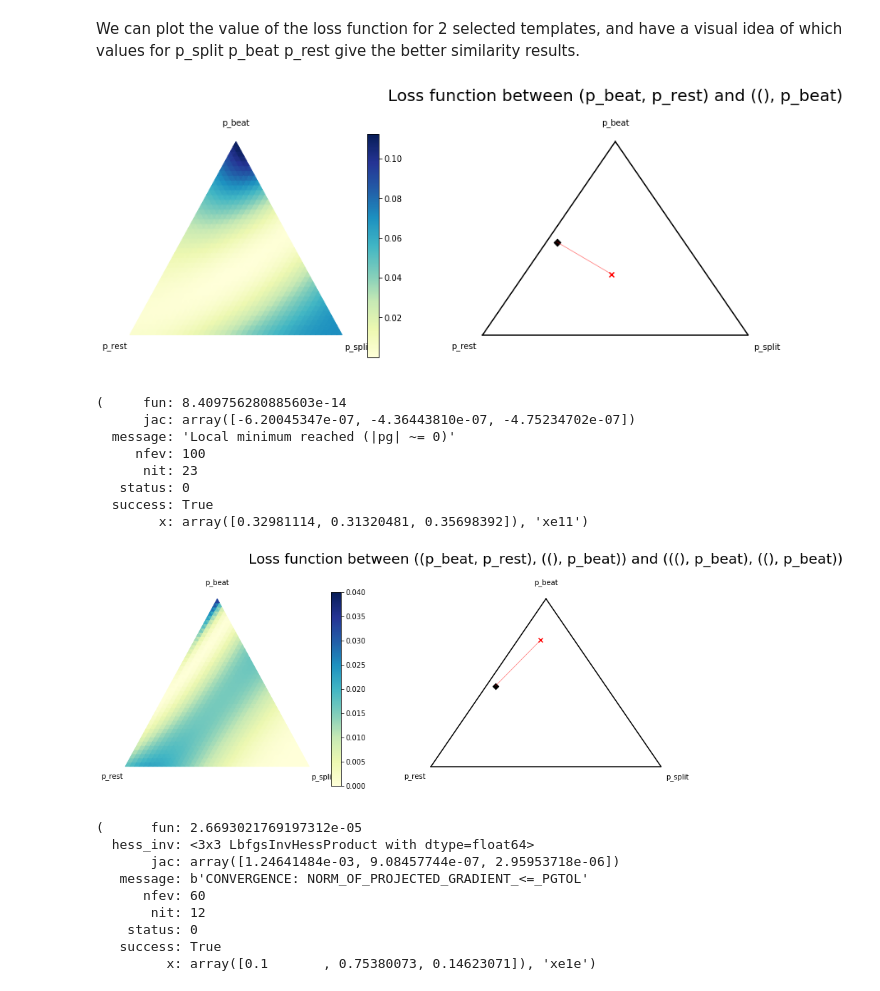
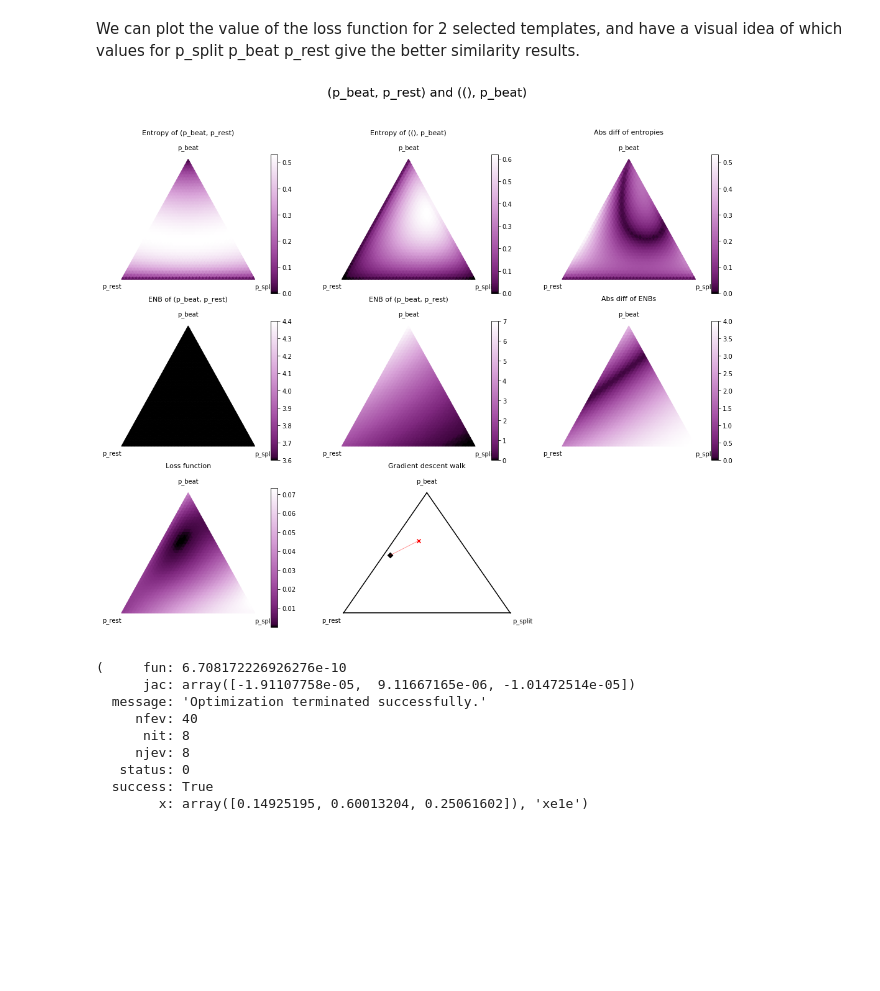
Before and after one commit to lucieperrotta/DCML, a Jupyter notebook: Pipeline.ipynb, the cells around one changed output. Saved outputs shown, nothing was run; the diff lists cells and outputs as text; code cells hidden in the pictures; blank space fills up the shorter version.

```diff
--- a/Pipeline.ipynb
+++ b/Pipeline.ipynb
@@ -31,8 +30,40 @@ os.environ["PATH"] += os.pathsep + 'C:/Program Files (x86)/Graphviz2.38/bin/'
+# %%
+# Colormap global
+from matplotlib.colors import LinearSegmentedColormap
+
+cdict1 = {
+    'red':    ((0.0,  0.0, 0.0),
+               (0.01, 0.12, 0.12,),
+               (0.02, 0.25, 0.25),
+               (0.08, 0.38, 0.38),
+               (0.16, 0.5, 0.5),
+               (0.32, 0.65, 0.65),
+               (0.64, 0.85, 0.85),
+               (1.0,  1.0, 1.0)),
+
+     'green': ((0.0, 0.0, 0.0),
+               (1.0, 1.0, 0.0)),
+
+     'blue':  ((0.0,  0.0, 0.0),
+               (0.01, 0.12, 0.12,),
+               (0.02, 0.25, 0.25),
+               (0.08, 0.38, 0.38),
+               (0.16, 0.5, 0.5),
+               (0.32, 0.65, 0.65),
+               (0.64, 0.85, 0.85),
+               (1.0,  1.0, 1.0)),
+    }
+
+cmap = LinearSegmentedColormap('custom', cdict1)
 # %% [markdown]
 The constants for the rhythm. L is the length [in beats] of a rhythm, N is the number of levels in the tree, including level 0.
 # %%
-# CONSTANTS
+# GLOBAL CONSTANTS
 L = 8 # length of measure
 N = int(np.log2(L)+1) # Number of levels (including 0)
 TN = 2 # number of levels for templates
-N
+
+# MINI global constants
+L = 4 # length of measure
+N = int(np.log2(L)+1) # Number of levels (including 0)
+TN = 2 # number of levels for templates
@@ -266,4 +74,0 @@ def mega_plot(template1, template2, template_pairs, scale=40):
-# %%
-template1=((p_beat, p_rest), ((), p_beat))
-template2=(((), p_beat),((), p_beat))
-mega_plot(template1, template2, template_pairs, scale=40)
@@ -1093,32 +1029,16 @@ We can plot the value of the loss function for 2 selected templates, and have a
 # %%
 template1=(p_beat, p_rest)
 template2=((), p_beat)
-plot_templates_similarity(template1, template2, template_pairs, scale=40)
+mega_plot(template1, template2, template_pairs, scale=40)
 template_pairs[(template1, template2)]
 # %% [output]
-[figure, old version]
+[figure, new version]
-(     fun: 8.409756280885603e-14
-      jac: array([-6.20045347e-07, -4.36443810e-07, -4.75234702e-07])
-  message: 'Local minimum reached (|pg| ~= 0)'
-     nfev: 100
-      nit: 23
+(     fun: 6.708172226926276e-10
+      jac: array([-1.91107758e-05,  9.11667165e-06, -1.01472514e-05])
+  message: 'Optimization terminated successfully.'
+     nfev: 40
+      nit: 8
+     njev: 8
    status: 0
   success: True
-        x: array([0.32981114, 0.31320481, 0.35698392]), 'xe11')
+        x: array([0.14925195, 0.60013204, 0.25061602]), 'xe1e')
-# %%
-template1=((p_beat, p_rest), ((), p_beat))
-template2=(((), p_beat),((), p_beat))
-
-plot_templates_similarity(template1, template2, template_pairs, scale=40)
-template_pairs[(template1, template2)]
-# %% [output]
-[figure, removed]
-(      fun: 2.6693021769197312e-05
-  hess_inv: <3x3 LbfgsInvHessProduct with dtype=float64>
-       jac: array([1.24641484e-03, 9.08457744e-07, 2.95953718e-06])
-   message: b'CONVERGENCE: NORM_OF_PROJECTED_GRADIENT_<=_PGTOL'
-      nfev: 60
-       nit: 12
-    status: 0
-   success: True
-         x: array([0.1       , 0.75380073, 0.14623071]), 'xe1e')
```
Also changed, not shown: parts of 36 cells of this notebook, 8 other files.
